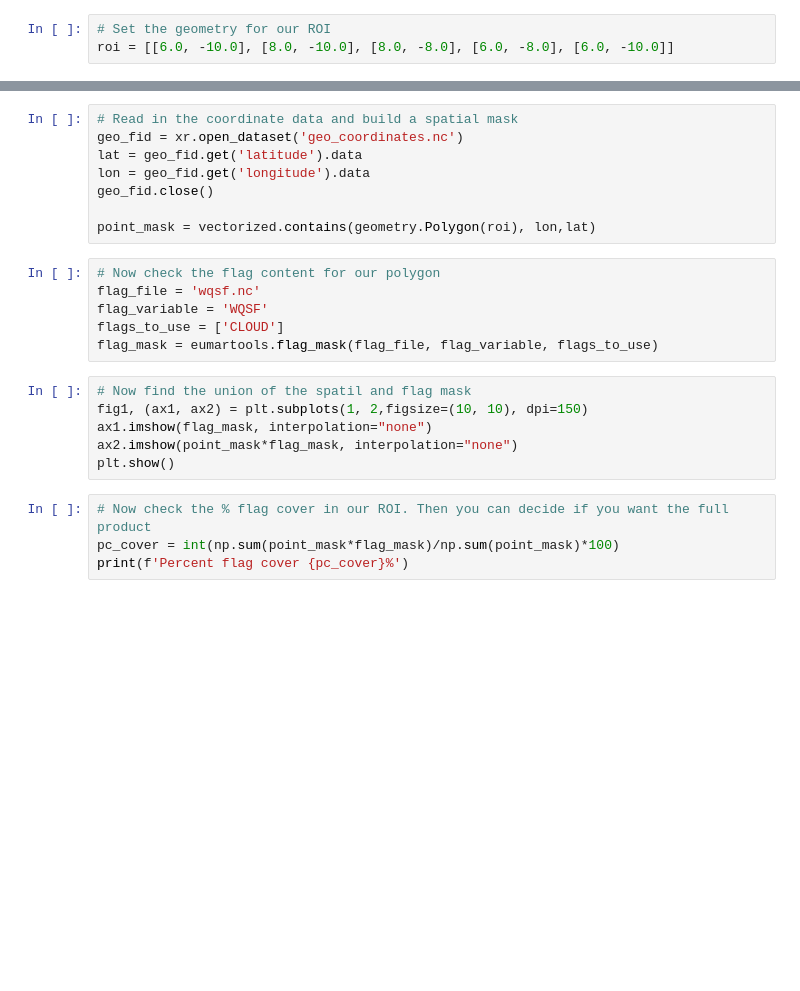
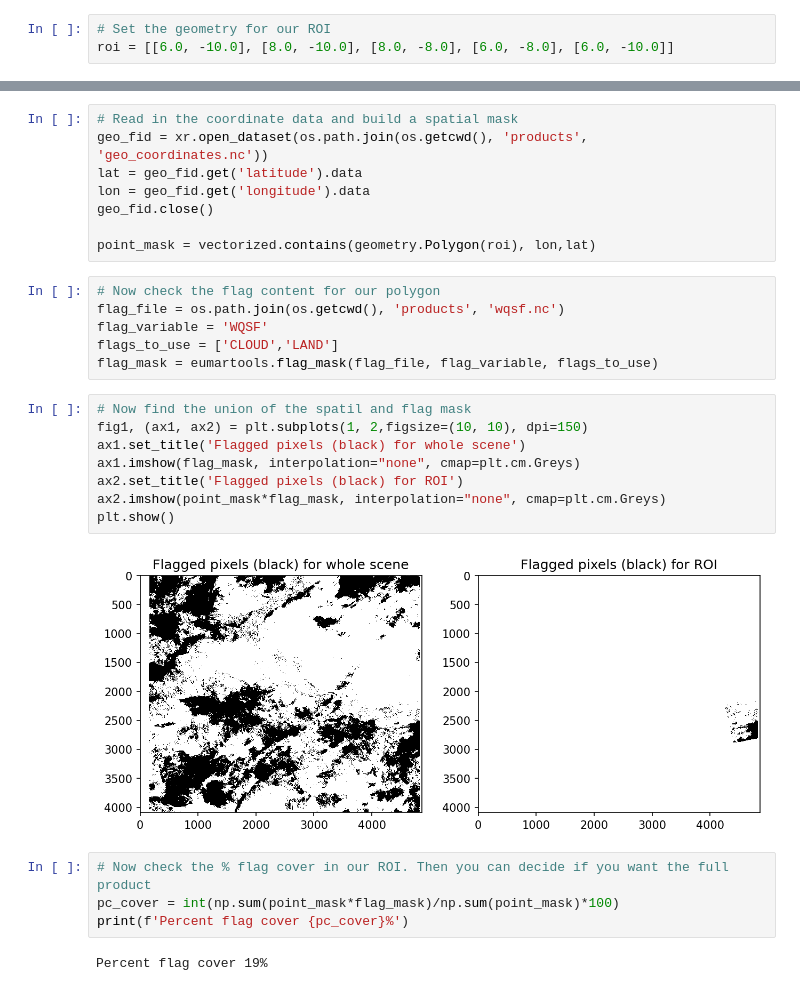
Before and after one commit to wekeo/learn-olci, a Jupyter notebook: 2_OLCI_advanced/2_1_OLCI_advanced_data_access_eumdac.ipynb, the cells around one changed output, grey strips where cells are left out. Cells and saved outputs as stored; diff of their text form; blank space fills up the shorter version.

```diff
--- a/2_OLCI_advanced/2_1_OLCI_advanced_data_access_eumdac.ipynb
+++ b/2_OLCI_advanced/2_1_OLCI_advanced_data_access_eumdac.ipynb
@@ -178,6 +239,6 @@ for entry in latest.entries:
 # %%
 # Read in the coordinate data and build a spatial mask
-geo_fid = xr.open_dataset('geo_coordinates.nc')
+geo_fid = xr.open_dataset(os.path.join(os.getcwd(), 'products', 'geo_coordinates.nc'))
 lat = geo_fid.get('latitude').data
 lon = geo_fid.get('longitude').data
 geo_fid.close()
@@ -185,20 +246,26 @@ geo_fid.close()
 point_mask = vectorized.contains(geometry.Polygon(roi), lon,lat)
 # %%
 # Now check the flag content for our polygon
-flag_file = 'wqsf.nc'
+flag_file = os.path.join(os.getcwd(), 'products', 'wqsf.nc')
 flag_variable = 'WQSF'
-flags_to_use = ['CLOUD']
+flags_to_use = ['CLOUD','LAND']
 flag_mask = eumartools.flag_mask(flag_file, flag_variable, flags_to_use)
 # %%
 # Now find the union of the spatil and flag mask
 fig1, (ax1, ax2) = plt.subplots(1, 2,figsize=(10, 10), dpi=150)
-ax1.imshow(flag_mask, interpolation="none")
-ax2.imshow(point_mask*flag_mask, interpolation="none")
+ax1.set_title('Flagged pixels (black) for whole scene')
+ax1.imshow(flag_mask, interpolation="none", cmap=plt.cm.Greys)
+ax2.set_title('Flagged pixels (black) for ROI')
+ax2.imshow(point_mask*flag_mask, interpolation="none", cmap=plt.cm.Greys)
 plt.show()
+# %% [output]
+[figure, added]
 # %%
 # Now check the % flag cover in our ROI. Then you can decide if you want the full product
 pc_cover = int(np.sum(point_mask*flag_mask)/np.sum(point_mask)*100)
 print(f'Percent flag cover {pc_cover}%')
+# %% [output]
+Percent flag cover 19%
 # %%
 pc_cover_threshold = 40
 if pc_cover > pc_cover_threshold:
```
Also changed, not shown: parts of 24 cells of this notebook, 2 other files.
